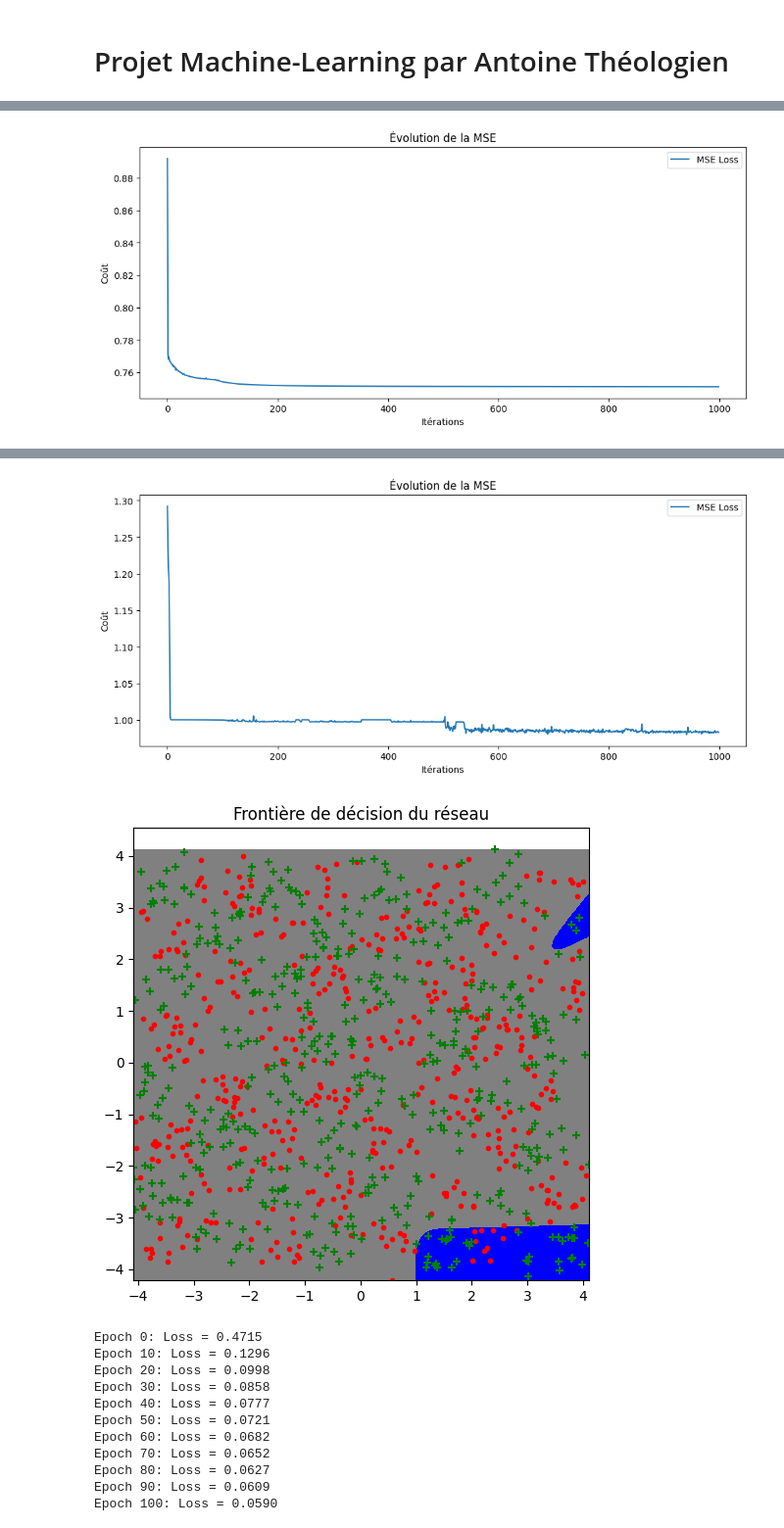
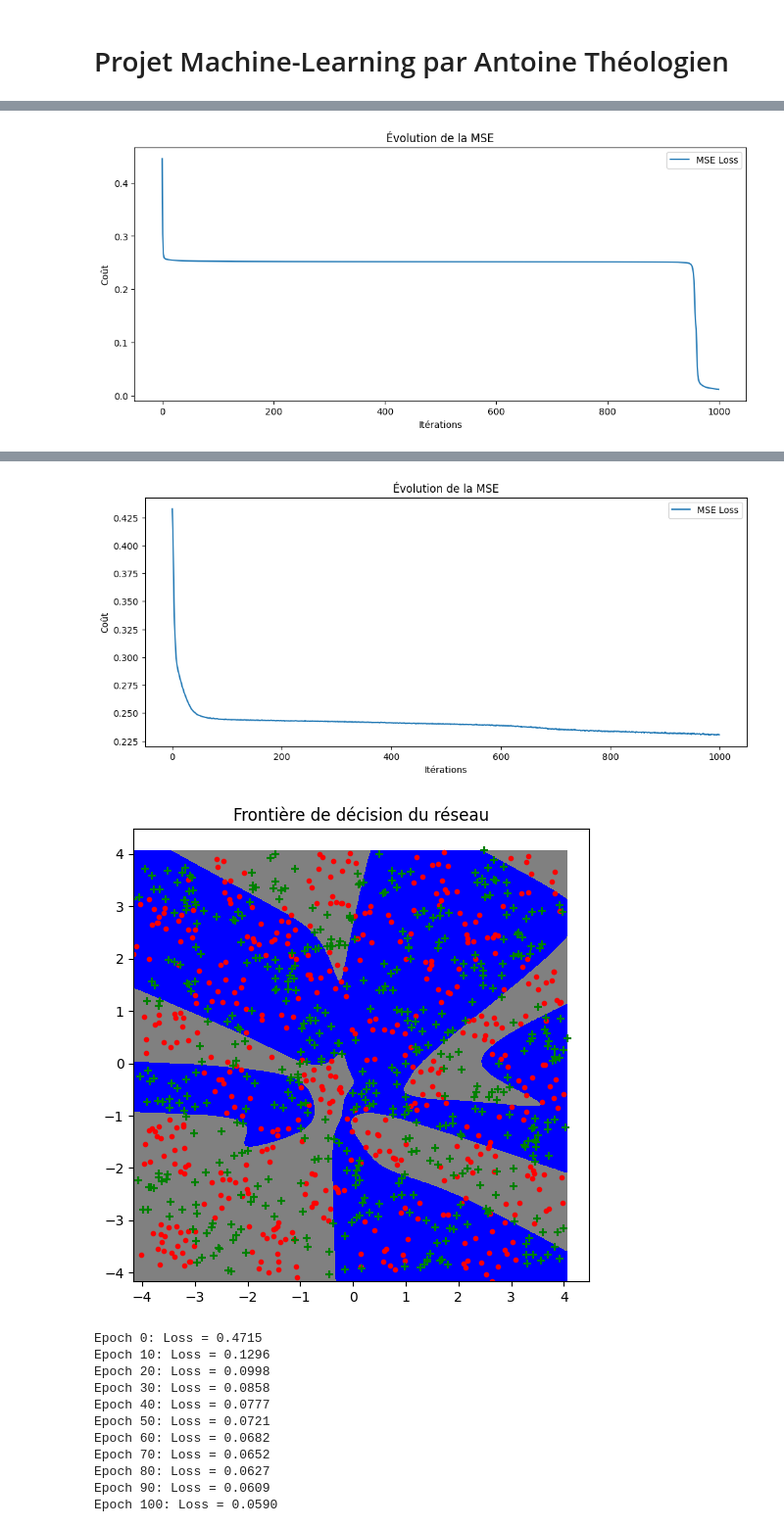
Before and after one commit to antothl/Neural-Networks-DIY, a Jupyter notebook: src/test_sequentiel.ipynb, the cells around one changed output, grey strips where cells are left out. Shown: that part at 98% size. Drawn from its saved outputs; the diff is of its cells as text; code cells hidden in the pictures.

```diff
--- a/src/test_sequentiel.ipynb
+++ b/src/test_sequentiel.ipynb
@@ -28,18 +28,13 @@ def train_nn(X, y, model, loss, epochs=1000, lr=0.01, batch_size=32, verbose=Tru
             epoch_loss += batch_loss * X_batch.shape[0] / n_samples
 
             model.zero_grad()
-
             model.backward(X_batch, y_batch, loss)
-
             model.update_parameters(lr)
 
         losses.append(epoch_loss)
 
         if verbose and epoch % 100 == 0:
-            # Calcul de l'accuracy
-            y_pred_all = model.forward(X)
-            accuracy = np.mean((y_pred_all > 0.5) == y)
-            print(f"Epoch {epoch}: Loss = {epoch_loss:.4f}, Accuracy = {accuracy:.4f}")
+            print(f"Epoch {epoch}: Loss = {epoch_loss:.4f}")
 
     return losses, model
 # %%
@@ -55,7 +50,8 @@ network = Sequentiel(
 
 for i in [0,1,2]:
     datax, datay = gen_arti(data_type=i, epsilon=0.1)
-    datay = datay.reshape(-1, 1)
+    datay = np.where(datay==-1,0,1).reshape((-1,1))
+
 
     model = network
     loss = MSELoss()
@@ -102 +98 @@ Epoch 900: Loss = 0.7512, Accuracy = 0.2490
-[figure, old version]
+[figure, new version]
@@ -114,5 +110,5 @@ Epoch 900: Loss = 0.9845, Accuracy = 0.0200
-[figure, old version]
+[figure, new version]
-[figure, old version]
+[figure, new version]
 # %%
 def SGD(network, X_train, y_train, batch_size, epochs, lr):
     loss_fn = MSELoss()
```
Also changed, not shown: parts of 4 cells of this notebook, 12 other files.
